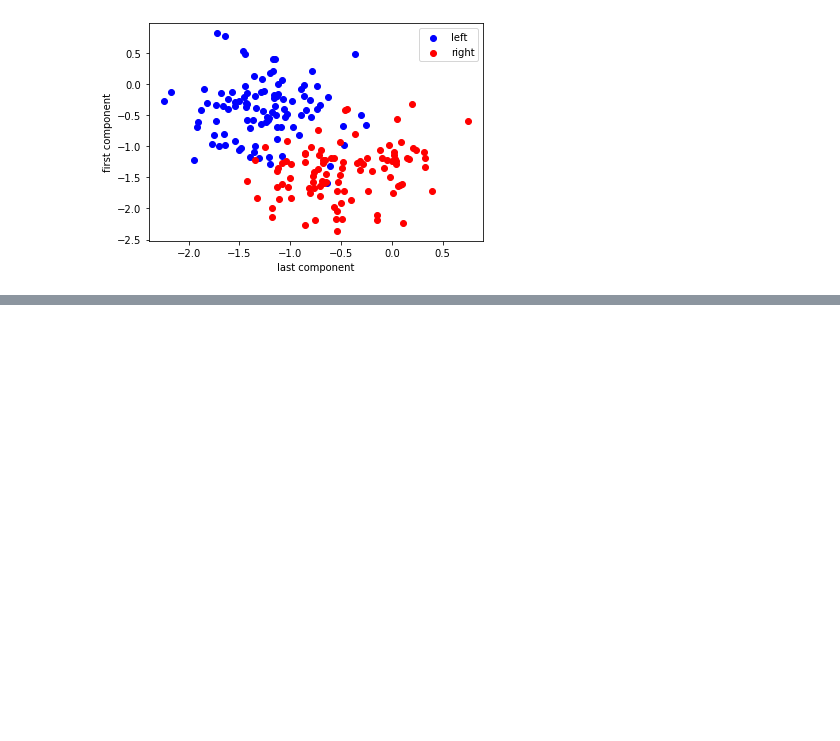
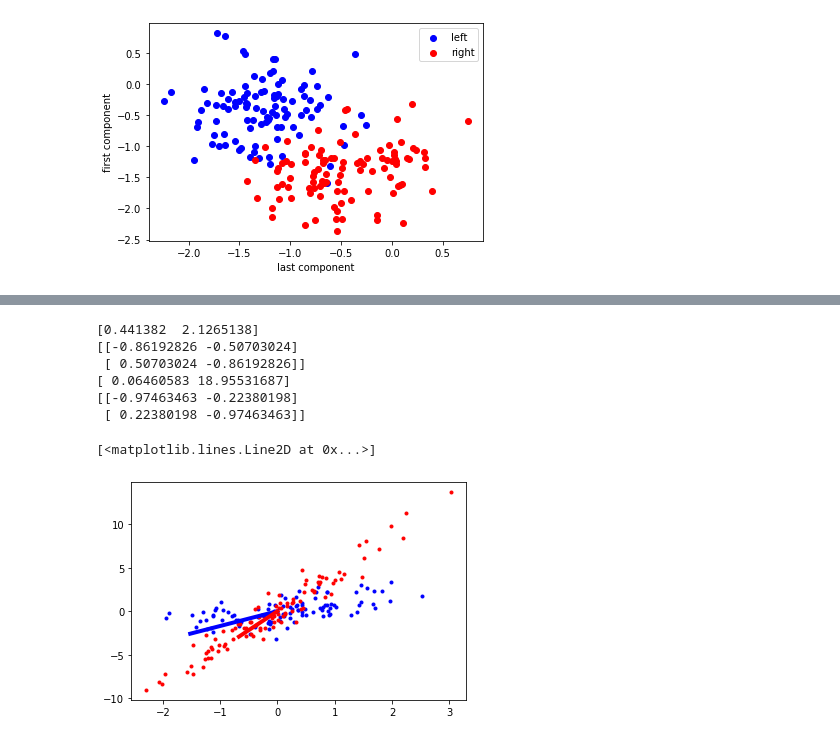
Before and after one commit to kwonjh0825/HCI_week13, a Jupyter notebook: week13.ipynb, the cells around one changed output, grey strips where cells are left out. Cells and saved outputs as stored; diff of their text form; code cells hidden in the pictures; blank space fills up the shorter version.

```diff
--- a/week13.ipynb
+++ b/week13.ipynb
@@ -227,0 +258,34 @@ plot_scatter(trials_logvar[cl1], trials_logvar[cl2])
+# %%
+d1, v1 = np.linalg.eig(cov_x1)
+d2, v2 = np.linalg.eig(cov_x2)
+print(d1)
+print(v1)
+print(d2)
+print(v2)
+
+x1_v = np.empty((2, 2))
+x1_v[0,0] = 0
+x1_v[0,1] = 0
+x1_v[1,0] = v1[0,1] * 3
+x1_v[1,1] = v1[1,1] * 3
+
+x2_v = np.empty((2, 2))
+x2_v[0,0] = 0
+x2_v[0,1] = 0
+x2_v[1,0] = v2[0,1] * 3
+x2_v[1,1] = v2[1,1] * 3
+
+fig, ax = plt.subplots()
+ax.plot(x1[:,0], x1[:,1], 'b.')
+ax.plot(x2[:,0], x2[:,1], 'r.')
+ax.plot(x1_v[:,0], x1_v[:,1], 'b', linewidth=4)
+ax.plot(x2_v[:,0], x2_v[:,1], 'r', linewidth=4)
+# %% [output]
+[0.441382  2.1265138]
+[[-0.86192826 -0.50703024]
+ [ 0.50703024 -0.86192826]]
+[ 0.06460583 18.95531687]
+[[-0.97463463 -0.22380198]
+ [ 0.22380198 -0.97463463]]
+[<matplotlib.lines.Line2D at 0x...>]
+[figure, added]
```
Also changed, not shown: parts of 5 cells of this notebook.
